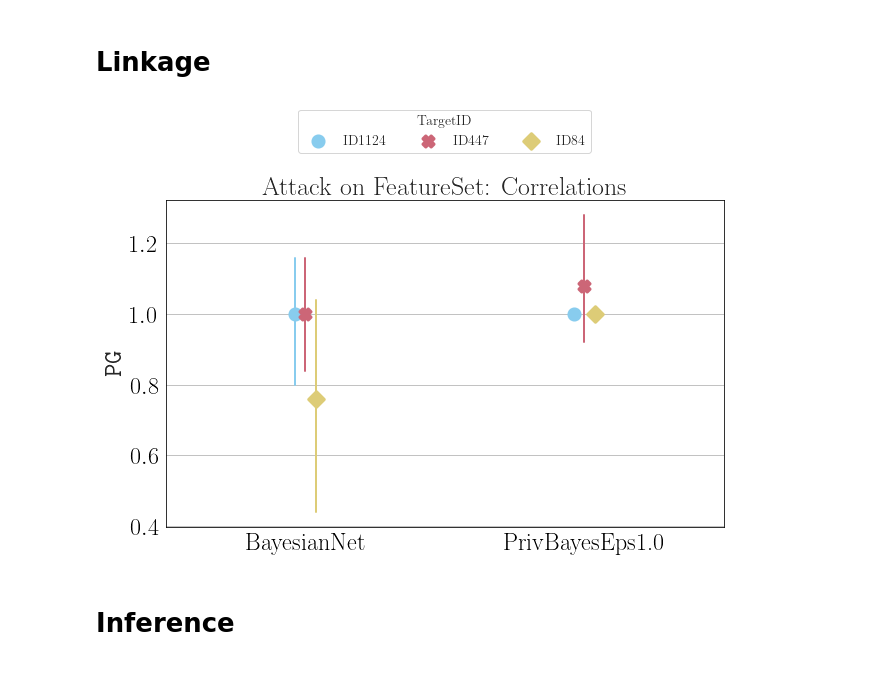
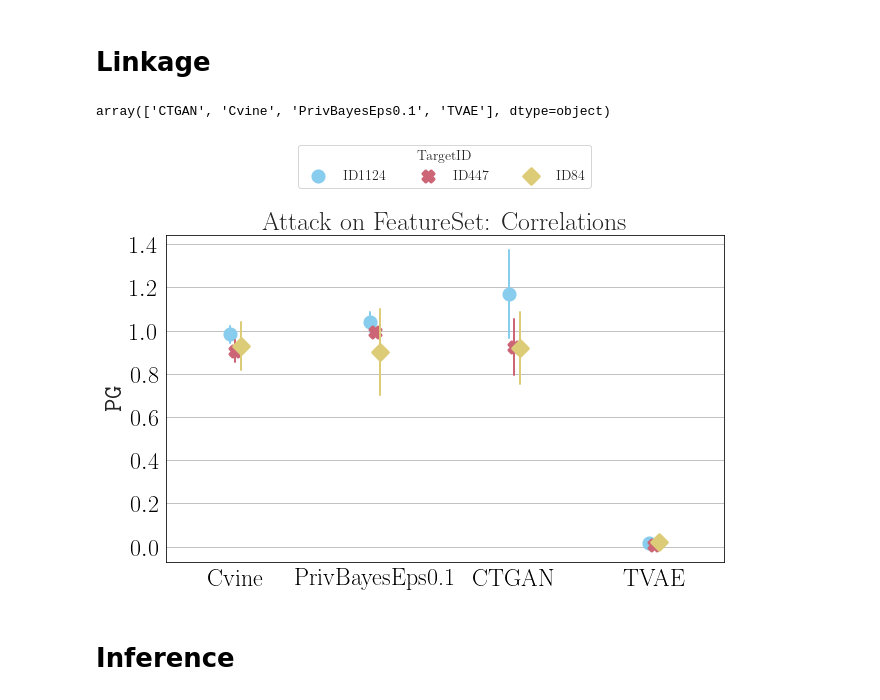
Before and after one commit to beritoksnes/synthetic_data_release, a Jupyter notebook: notebooks/Analyse Results.ipynb, the cells around one changed output. Cells and saved outputs as stored; diff of their text form; code cells hidden in the pictures.

```diff
--- a/notebooks/Analyse Results.ipynb
+++ b/notebooks/Analyse Results.ipynb
@@ -13,13 +13,17 @@ from utils.analyse_results import *
 # %% [markdown]
 # Linkage
 # %%
-dirname = '../tests/linkage/'
+dirname = '../tests_support2_small/linkage/'
 linkage_gain = load_results_linkage(dirname)
+# %%
+linkage_gain.TargetModel.unique()
+# %% [output]
+array(['CTGAN', 'Cvine', 'PrivBayesEps0.1', 'TVAE'], dtype=object)
 # %%
-models = ['BayesianNet', 'PrivBayesEps1.0']
+models = ['Cvine', 'PrivBayesEps0.1', 'CTGAN', 'TVAE']
 fig = plt_per_target_pg(linkage_gain, models, resFilter=('FeatureSet', 'Correlations'))
 # %% [output]
-[figure, old version]
+[figure, new version]
 # %% [markdown]
 # Inference
 # %%
```
Also changed, not shown: parts of 6 cells of this notebook, 2 other files.
